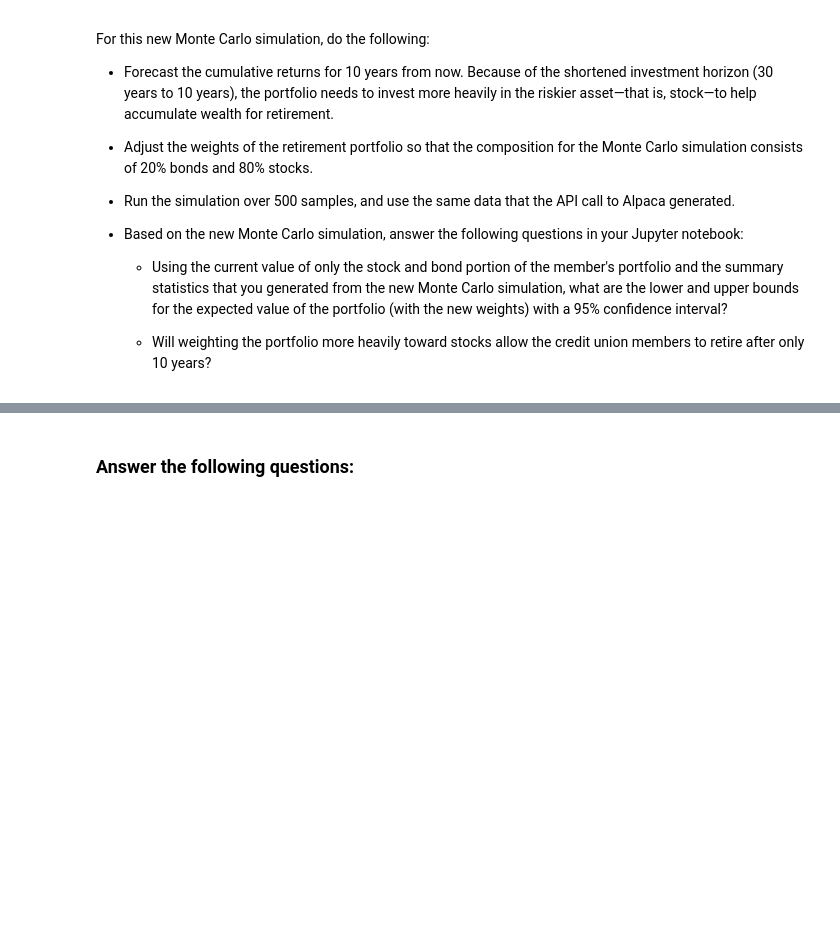
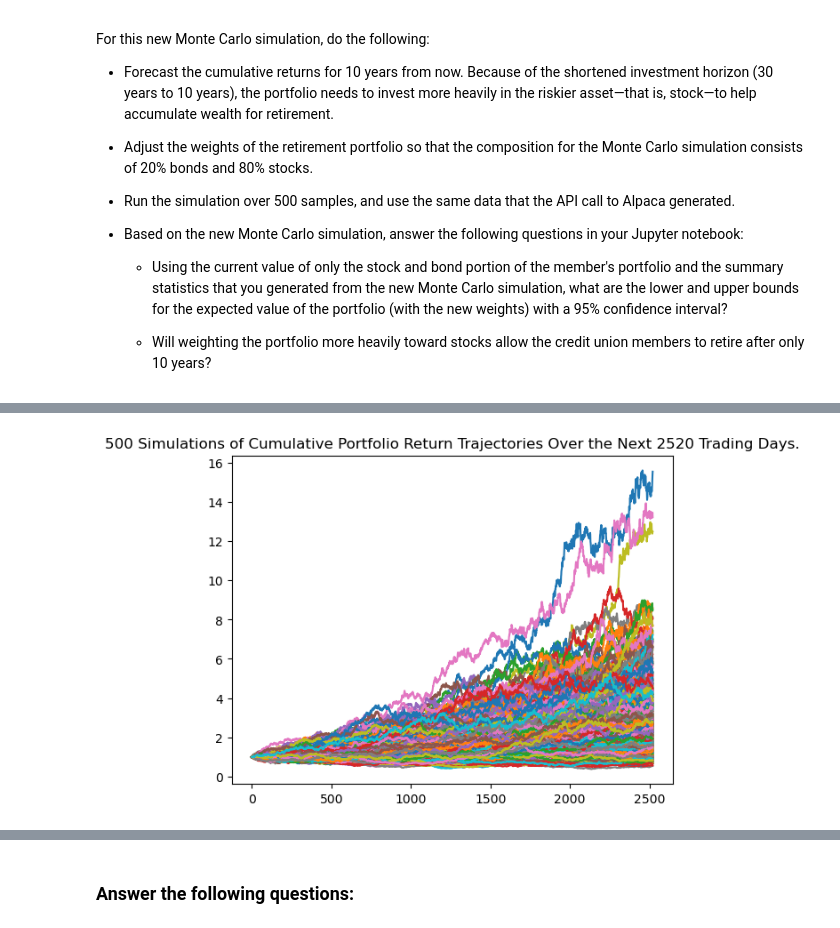
Before and after one commit to Bryan-TranLu/Module05_Challenge, a Jupyter notebook: Starter_Code/financial_planning_tools.ipynb, the cells around one changed output, grey strips where cells are left out. Drawn from its saved outputs; the diff is of its cells as text; code cells hidden in the pictures; blank space fills up the shorter version.

```diff
--- a/Starter_Code/financial_planning_tools.ipynb
+++ b/Starter_Code/financial_planning_tools.ipynb
@@ -557,7 +563,12 @@ For this new Monte Carlo simulation, do the following:
 # Configure a Monte Carlo simulation to forecast 10 years cumulative returns
 # The weights should be split 20% to AGG and 80% to SPY.
 # Run 500 samples.
-# YOUR CODE HERE
+MC_tenyears = MCSimulation(
+    portfolio_data = monte_carlo_df,
+    weights = [.80,.20],
+    num_simulation = 500,
+    num_trading_days = 252*10
+)
 
 # Review the simulation input data
-# YOUR CODE HERE
+MC_tenyears.portfolio_data.head()
@@ -567,7 +587,10 @@ For this new Monte Carlo simulation, do the following:
 # %%
 # Visualize the 10-year Monte Carlo simulation by creating an
 # overlay line plot
-# YOUR CODE HERE
+MC10_sim_line_plot = MC_tenyears.plot_simulation()
+MC10_sim_line_plot.get_figure().savefig("MC_tenyears_sim_plot.png", bbox_inches="tight")
+# %% [output]
+[figure, added]
 # %%
 # Visualize the probability distribution of the 10-year Monte Carlo simulation
 # by plotting a histogram
```
Also changed, not shown: parts of 12 cells of this notebook.
